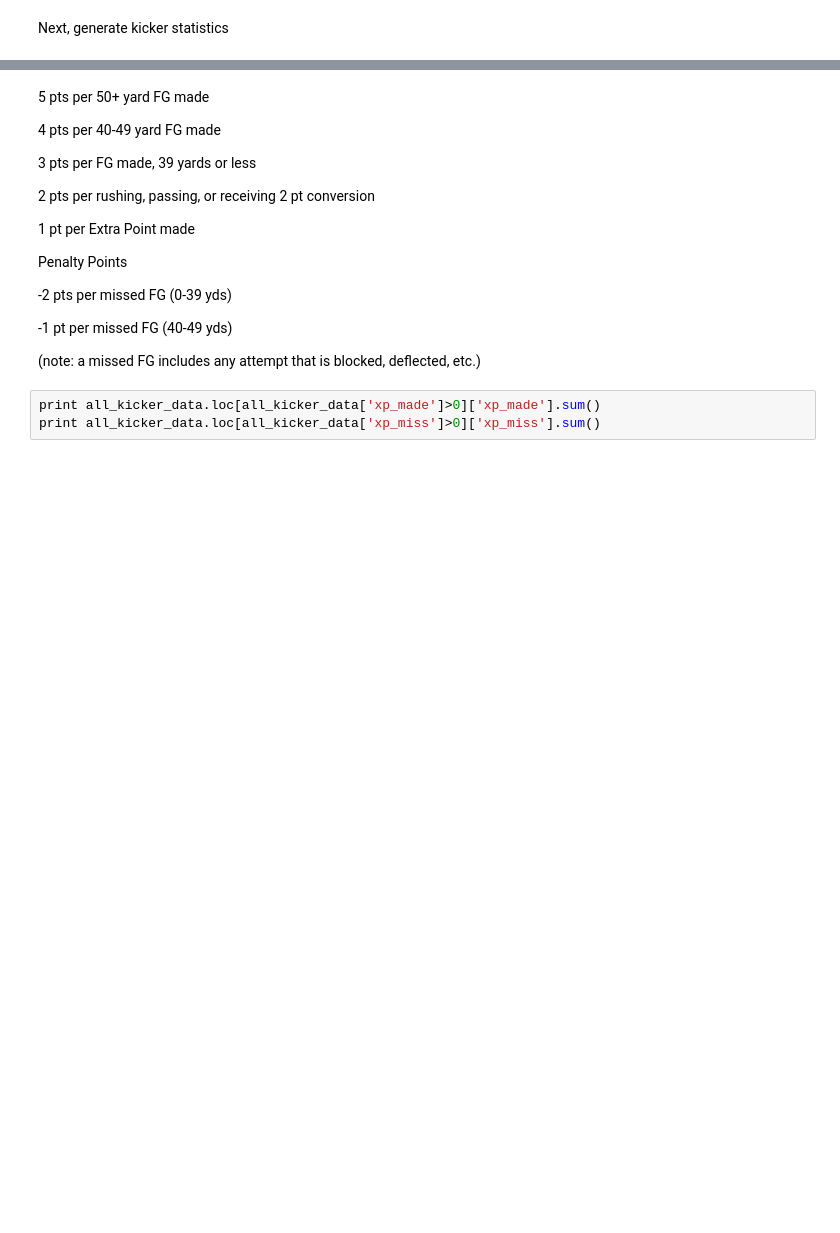
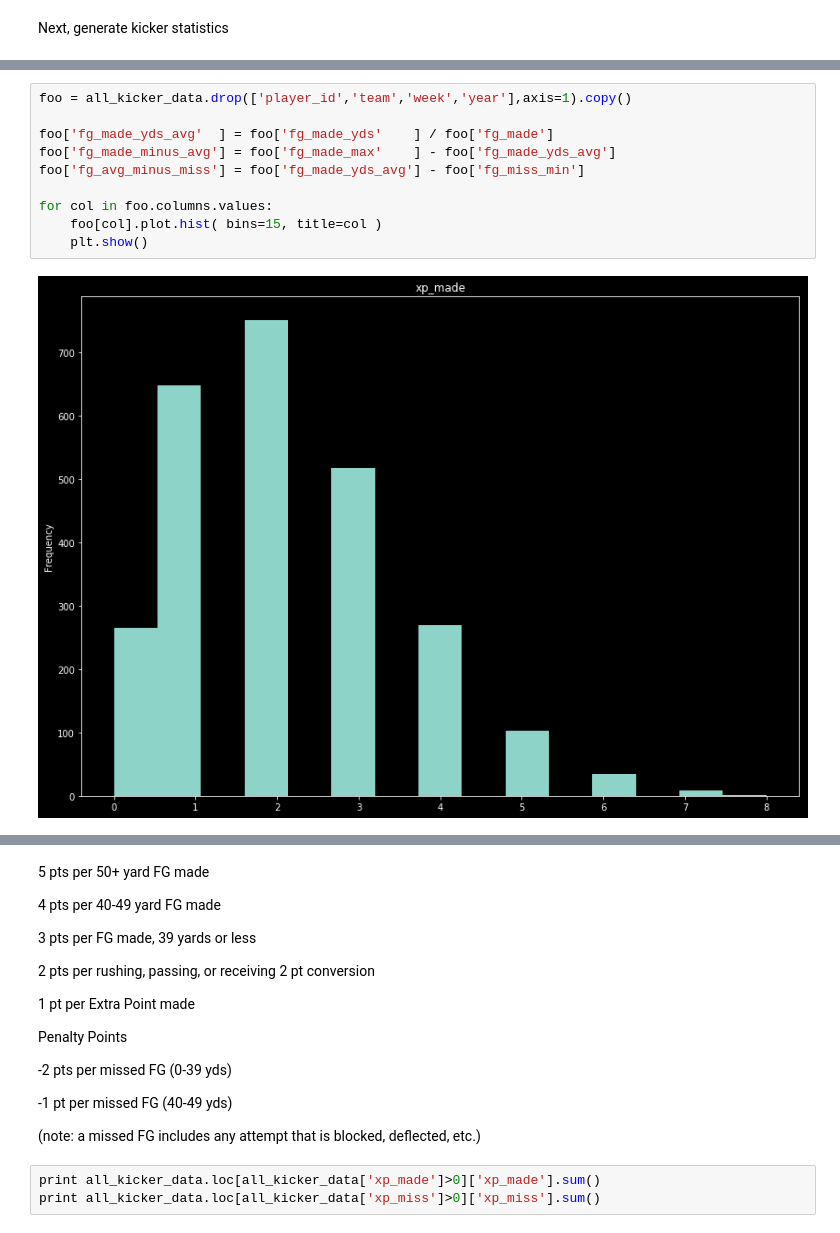
Before and after one commit to markertsean/Fantasy_Football, a Jupyter notebook: exploration/K.ipynb, the cells around one changed output, grey strips where cells are left out. Saved outputs shown, nothing was run; the diff lists cells and outputs as text; blank space fills up the shorter version.

```diff
--- a/exploration/K.ipynb
+++ b/exploration/K.ipynb
@@ -193,0 +263,12 @@ all_kicker_data.head(20)
+# %%
+foo = all_kicker_data.drop(['player_id','team','week','year'],axis=1).copy()
+
+foo['fg_made_yds_avg'  ] = foo['fg_made_yds'    ] / foo['fg_made']
+foo['fg_made_minus_avg'] = foo['fg_made_max'    ] - foo['fg_made_yds_avg']
+foo['fg_avg_minus_miss'] = foo['fg_made_yds_avg'] - foo['fg_miss_min']
+
+for col in foo.columns.values:
+    foo[col].plot.hist( bins=15, title=col )
+    plt.show()
+# %% [output]
+[figure, added]
```
Also changed, not shown: parts of 9 cells of this notebook, 3 other files.
